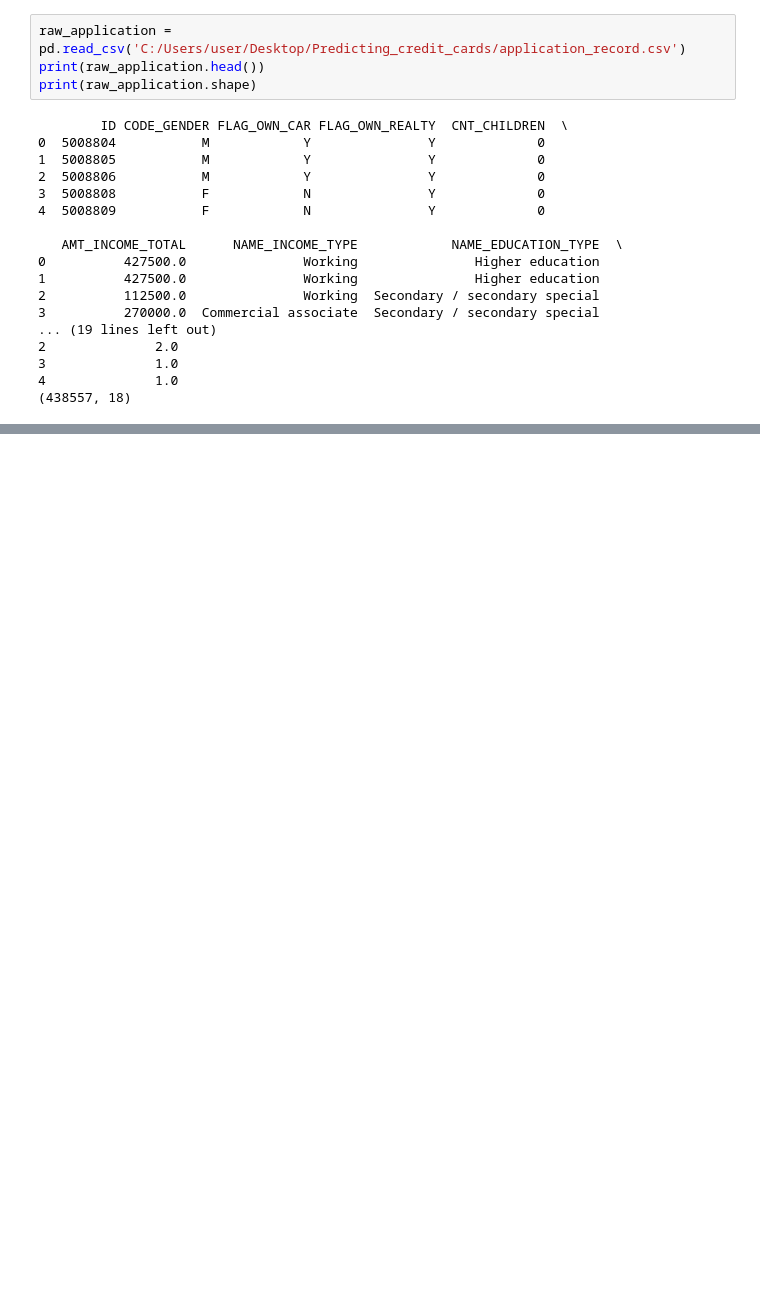
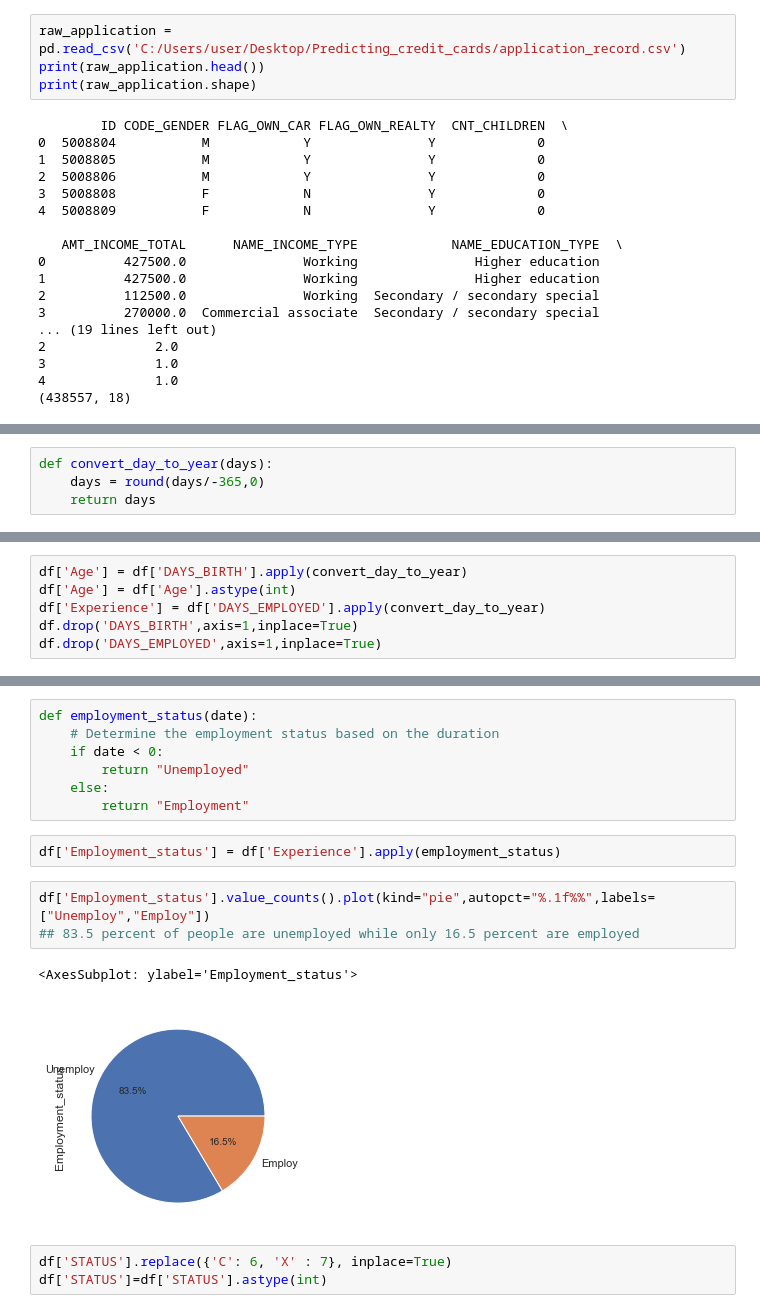
Before and after one commit to supavitkod/Credit, a Jupyter notebook: Credit analysis.ipynb, the cells around one changed output, grey strips where cells are left out. Saved outputs shown, nothing was run; the diff lists cells and outputs as text; blank space fills up the shorter version.

```diff
--- a/Credit analysis.ipynb
+++ b/Credit analysis.ipynb
@@ -165 +197,5 @@ Name: STATUS, dtype: int64
+# %%
+def convert_day_to_year(days):
+    days = round(days/-365,0)
+    return days
 # %%
@@ -173,0 +217,6 @@ df.head()
+# %%
+df['Age'] = df['DAYS_BIRTH'].apply(convert_day_to_year)
+df['Age'] = df['Age'].astype(int)
+df['Experience'] = df['DAYS_EMPLOYED'].apply(convert_day_to_year)
+df.drop('DAYS_BIRTH',axis=1,inplace=True)
+df.drop('DAYS_EMPLOYED',axis=1,inplace=True)
@@ -173,0 +229,18 @@ df.head()
+# %%
+def employment_status(date):
+    # Determine the employment status based on the duration
+    if date < 0:
+        return "Unemployed"
+    else:
+        return "Employment"
+# %%
+df['Employment_status'] = df['Experience'].apply(employment_status)
+# %%
+df['Employment_status'].value_counts().plot(kind="pie",autopct="%.1f%%",labels=["Unemploy","Employ"])
+## 83.5 percent of people are unemployed while only 16.5 percent are employed
+# %% [output]
+<AxesSubplot: ylabel='Employment_status'>
+[figure, added]
+# %%
+df['STATUS'].replace({'C': 6, 'X' : 7}, inplace=True)
+df['STATUS']=df['STATUS'].astype(int)
```
Also changed, not shown: parts of 47 cells of this notebook.
